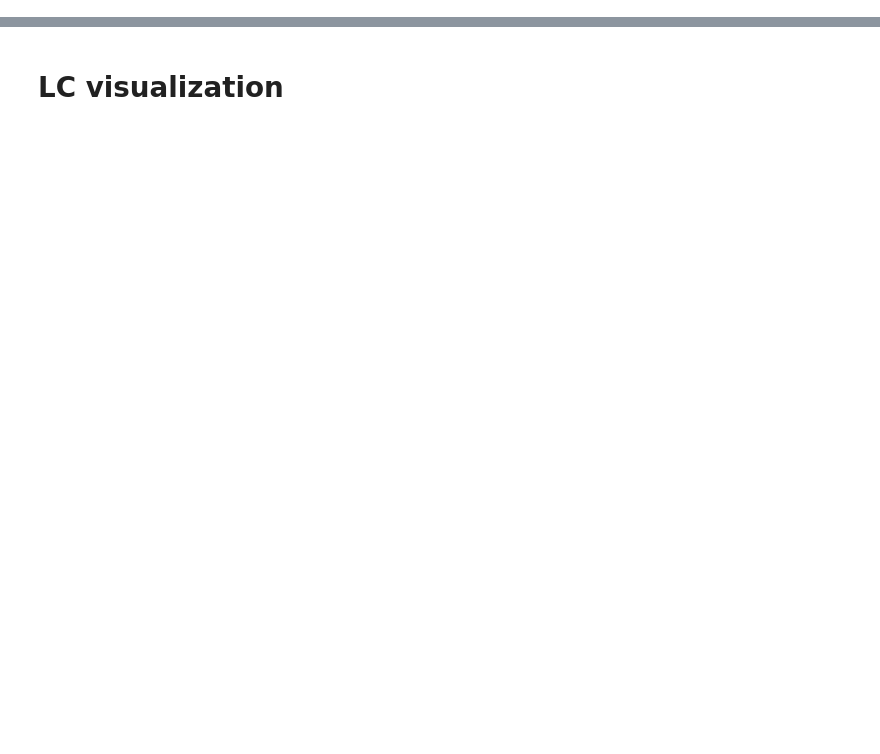
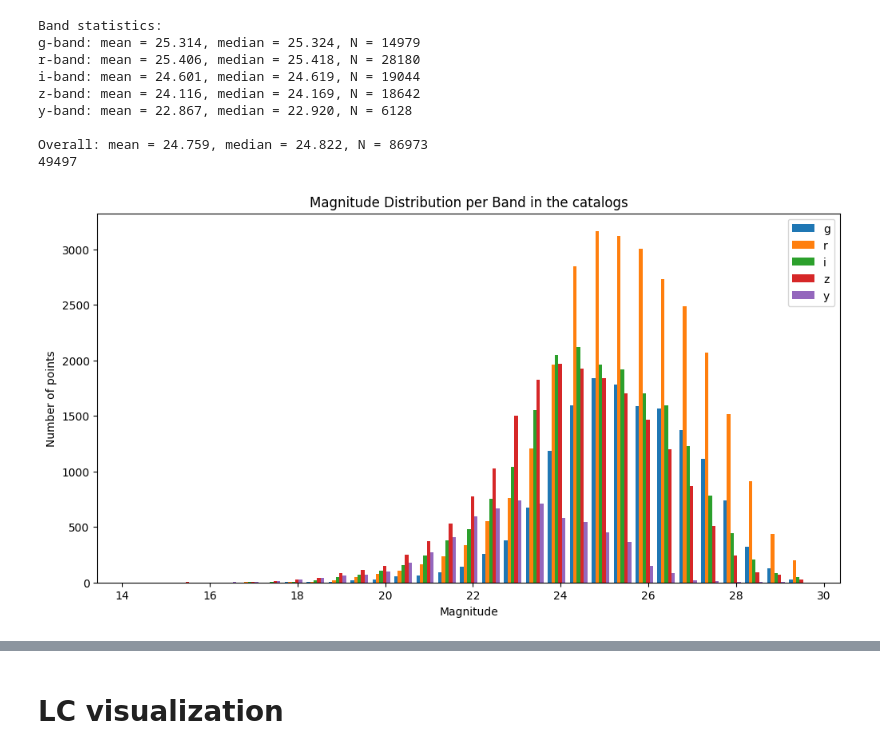
Before and after one commit to rbonnetguerrini/ML4transients, a Jupyter notebook: notebooks/data_loading_example.ipynb, the cells around one changed output, grey strips where cells are left out. Saved outputs shown, nothing was run; the diff lists cells and outputs as text; code cells hidden in the pictures; blank space fills up the shorter version.

```diff
--- a/notebooks/data_loading_example.ipynb
+++ b/notebooks/data_loading_example.ipynb
@@ -29,0 +63,13 @@ Dataset loaded in 0.00 seconds
+# %%
+g = pd.read_csv("/sps/lsst/users/rbonnetguerrini/ML4transients/saved/injection_catalogs/89570inj/89570inj_bandg_gfrac0.125_seed42.csv")
+r = pd.read_csv("/sps/lsst/users/rbonnetguerrini/ML4transients/saved/injection_catalogs/89570inj/89570inj_bandr_gfrac0.125_seed42.csv")
+i = pd.read_csv("/sps/lsst/users/rbonnetguerrini/ML4transients/saved/injection_catalogs/89570inj/89570inj_bandi_gfrac0.125_seed42.csv")
+z = pd.read_csv("/sps/lsst/users/rbonnetguerrini/ML4transients/saved/injection_catalogs/89570inj/89570inj_bandz_gfrac0.125_seed42.csv")
+y = pd.read_csv("/sps/lsst/users/rbonnetguerrini/ML4transients/saved/injection_catalogs/89570inj/89570inj_bandy_gfrac0.125_seed42.csv")
+print(g.columns)
+print(len(g))
+print(len(r))
+print(len(i))
+print(len(z))
+print(len(y))
+print(len(g)+len(r)+len(i)+len(z)+len(y))
@@ -29,0 +86,56 @@ Dataset loaded in 0.00 seconds
+# %%
+import pandas as pd
+import matplotlib.pyplot as plt
+import numpy as np
+
+bands = {
+    'g': g['mag'],
+    'r': r['mag'],
+    'i': i['mag'],
+    'z': z['mag'],
+    'y': y['mag']
+}
+
+# Choose magnitude bins
+bins = np.arange(14, 30, 0.5)   # adjust to your data
+discarded =  0
+# Compute histogram counts for each band
+hist_counts = {}
+for b, mags in bands.items():
+    hist_counts[b], _ = np.histogram(mags, bins=bins)
+    for i in mags:
+        if i>24.5:
+            discarded = discarded + 1
+# Print mean and median for each band
+print("Band statistics:")
+for b, mags in bands.items():
+    print(f"{b}-band: mean = {mags.mean():.3f}, median = {np.median(mags):.3f}, N = {len(mags)}")
+
+# Compute overall mean and median
+all_mags = np.hstack([mags.values for mags in bands.values()])
+print(f"\nOverall: mean = {all_mags.mean():.3f}, median = {np.median(all_mags):.3f}, N = {len(all_mags)}")
+
+# Plot grouped bars
+plt.figure(figsize=(12,6))
+bin_centers = 0.5 * (bins[:-1] + bins[1:])
+width = 0.08  # smaller width to reduce overlap
+
+for idx, (b, counts) in enumerate(hist_counts.items()):
+    plt.bar(bin_centers + idx*width, counts, width=width, label=b)
+print(discarded)
+plt.xlabel("Magnitude")
+plt.ylabel("Number of points")
+plt.title("Magnitude Distribution per Band in the catalogs")
+plt.legend()
+plt.show()
+# %% [output]
+Band statistics:
+g-band: mean = 25.314, median = 25.324, N = 14979
+r-band: mean = 25.406, median = 25.418, N = 28180
+i-band: mean = 24.601, median = 24.619, N = 19044
+z-band: mean = 24.116, median = 24.169, N = 18642
+y-band: mean = 22.867, median = 22.920, N = 6128
+
+Overall: mean = 24.759, median = 24.822, N = 86973
+49497
+[figure, added]
```
Also changed, not shown: parts of 28 cells of this notebook, 11 other files.
